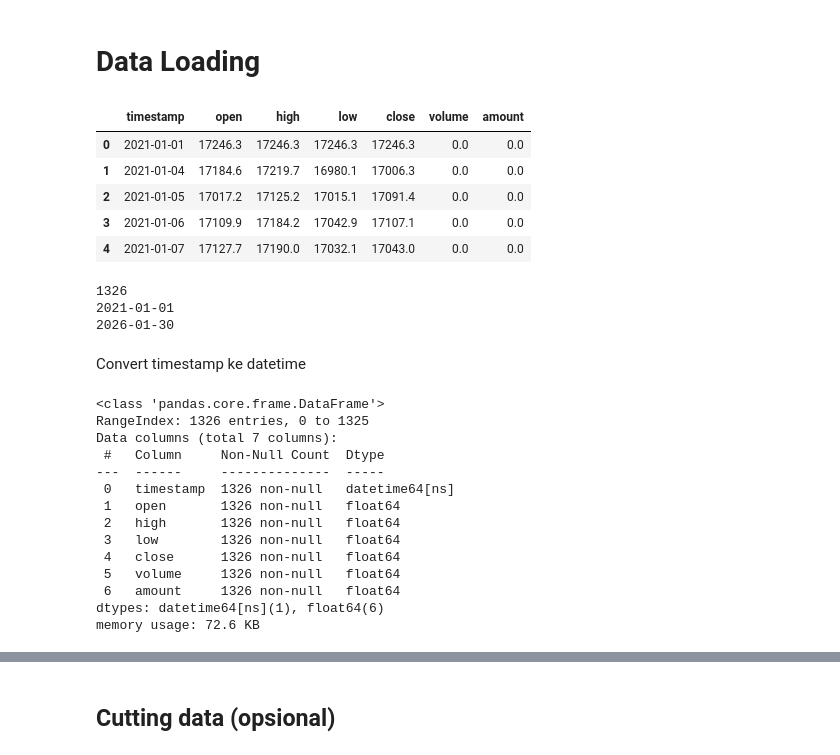
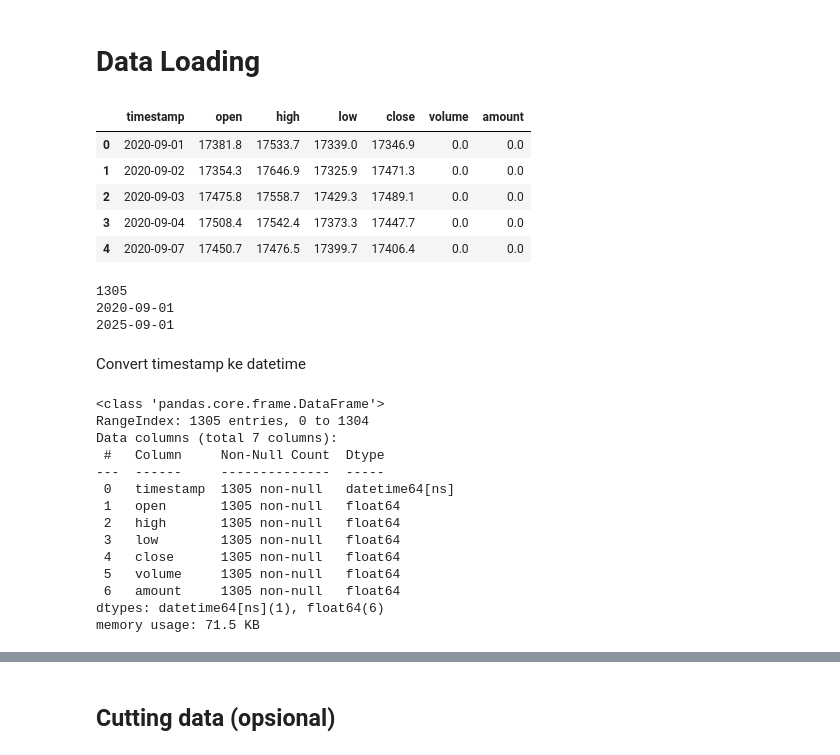
Before and after one commit to muhammadRizki12/Kronos, a Jupyter notebook: kronos.ipynb, the cells around one changed output, grey strips where cells are left out. Saved outputs shown, nothing was run; the diff lists cells and outputs as text; code cells hidden in the pictures.

```diff
--- a/kronos.ipynb
+++ b/kronos.ipynb
@@ -5,23 +5,23 @@ import pandas as pd
 # %% [markdown]
 # Data Loading
 # %%
-kronos_df = pd.read_csv("./data/eur_idr_kronos_clean.csv")
+kronos_df = pd.read_csv("./data/preprocessing/sept-20-25_clean.csv")
 kronos_df.head()
 # %% [output]
 |  | timestamp | open | high | low | close | volume | amount |
-| 0 | 2021-01-01 | 17246.3 | 17246.3 | 17246.3 | 17246.3 | 0.0 | 0.0 |
-| 1 | 2021-01-04 | 17184.6 | 17219.7 | 16980.1 | 17006.3 | 0.0 | 0.0 |
-| 2 | 2021-01-05 | 17017.2 | 17125.2 | 17015.1 | 17091.4 | 0.0 | 0.0 |
-| 3 | 2021-01-06 | 17109.9 | 17184.2 | 17042.9 | 17107.1 | 0.0 | 0.0 |
-| 4 | 2021-01-07 | 17127.7 | 17190.0 | 17032.1 | 17043.0 | 0.0 | 0.0 |
+| 0 | 2020-09-01 | 17381.8 | 17533.7 | 17339.0 | 17346.9 | 0.0 | 0.0 |
+| 1 | 2020-09-02 | 17354.3 | 17646.9 | 17325.9 | 17471.3 | 0.0 | 0.0 |
+| 2 | 2020-09-03 | 17475.8 | 17558.7 | 17429.3 | 17489.1 | 0.0 | 0.0 |
+| 3 | 2020-09-04 | 17508.4 | 17542.4 | 17373.3 | 17447.7 | 0.0 | 0.0 |
+| 4 | 2020-09-07 | 17450.7 | 17476.5 | 17399.7 | 17406.4 | 0.0 | 0.0 |
 # %%
 print(len(kronos_df))
 print(kronos_df["timestamp"].min())
 print(kronos_df["timestamp"].max())
 # %% [output]
-1326
-2021-01-01
-2026-01-30
+1305
+2020-09-01
+2025-09-01
 # %% [markdown]
 Convert timestamp ke datetime
 # %%
@@ -32,19 +32,19 @@ kronos_df["timestamp"] = pd.to_datetime(
 kronos_df.info()
 # %% [output]
 <class 'pandas.core.frame.DataFrame'>
-RangeIndex: 1326 entries, 0 to 1325
+RangeIndex: 1305 entries, 0 to 1304
 Data columns (total 7 columns):
  #   Column     Non-Null Count  Dtype
 ---  ------     --------------  -----
- 0   timestamp  1326 non-null   datetime64[ns]
- 1   open       1326 non-null   float64
- 2   high       1326 non-null   float64
- 3   low        1326 non-null   float64
- 4   close      1326 non-null   float64
- 5   volume     1326 non-null   float64
- 6   amount     1326 non-null   float64
+ 0   timestamp  1305 non-null   datetime64[ns]
+ 1   open       1305 non-null   float64
+ 2   high       1305 non-null   float64
+ 3   low        1305 non-null   float64
+ 4   close      1305 non-null   float64
+ 5   volume     1305 non-null   float64
+ 6   amount     1305 non-null   float64
 dtypes: datetime64[ns](1), float64(6)
-memory usage: 72.6 KB
+memory usage: 71.5 KB
 # %%
 print(len(kronos_df))
 print(kronos_df["timestamp"].min())
```
Also changed, not shown: parts of 5 cells of this notebook, 24 other files.
